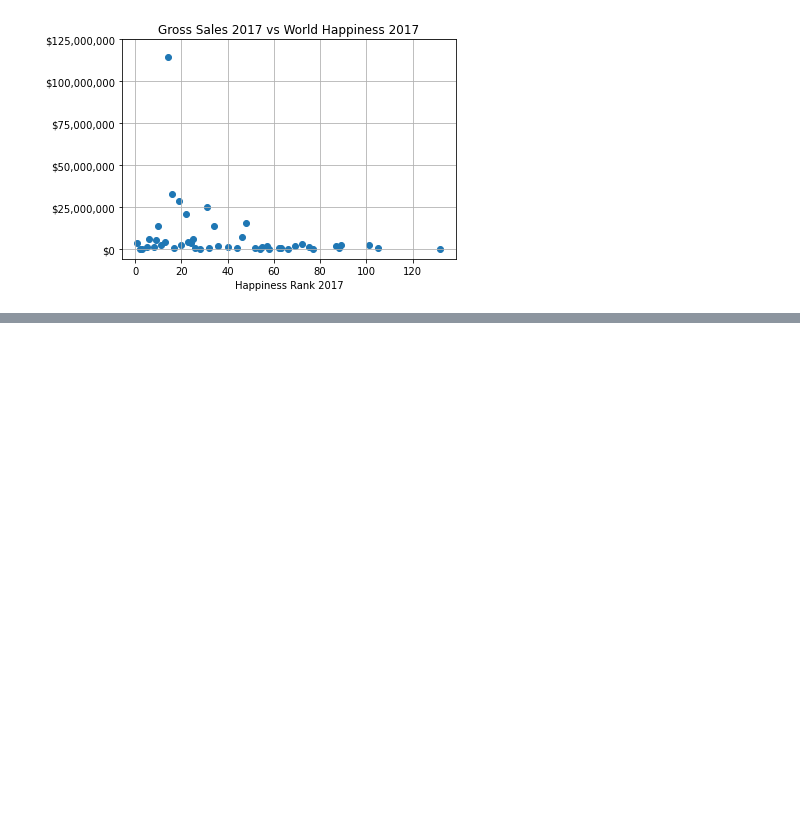
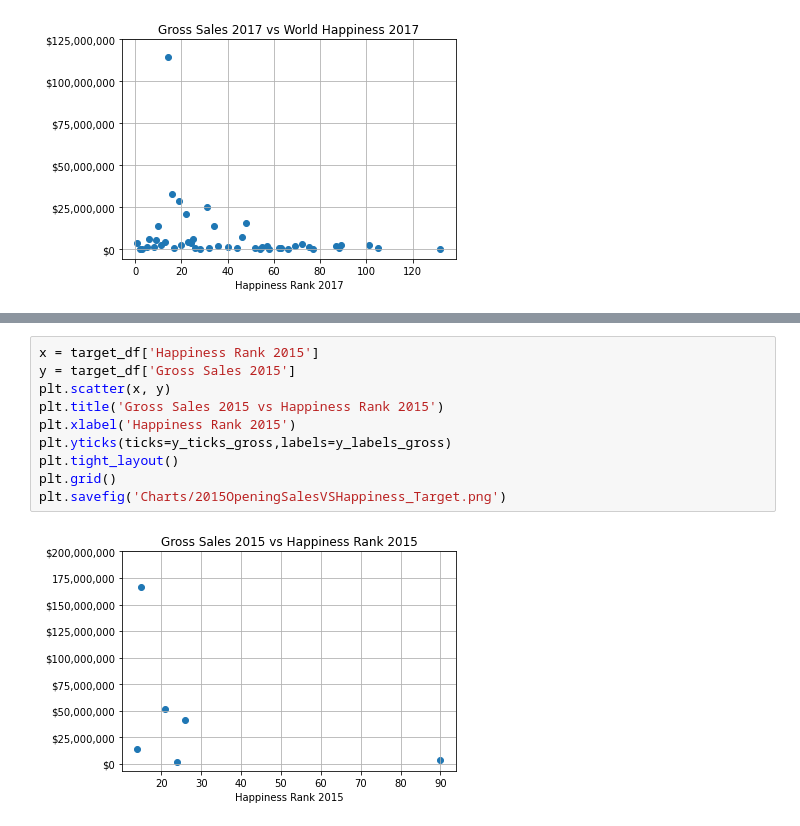
Before and after one commit to jaysueno/Group_Good_Guys, a Jupyter notebook: shades.ipynb, the cells around one changed output, grey strips where cells are left out. Cells and saved outputs as stored; diff of their text form; blank space fills up the shorter version.

```diff
--- a/shades.ipynb
+++ b/shades.ipynb
@@ -263,0 +294,12 @@ plt.savefig('Charts/2015OpeningSalesVSHappiness.png')
+# %%
+x = target_df['Happiness Rank 2015']
+y = target_df['Gross Sales 2015']
+plt.scatter(x, y)
+plt.title('Gross Sales 2015 vs Happiness Rank 2015')
+plt.xlabel('Happiness Rank 2015')
+plt.yticks(ticks=y_ticks_gross,labels=y_labels_gross)
+plt.tight_layout()
+plt.grid()
+plt.savefig('Charts/2015OpeningSalesVSHappiness_Target.png')
+# %% [output]
+[figure, added]
```
Also changed, not shown: parts of 8 cells of this notebook.
